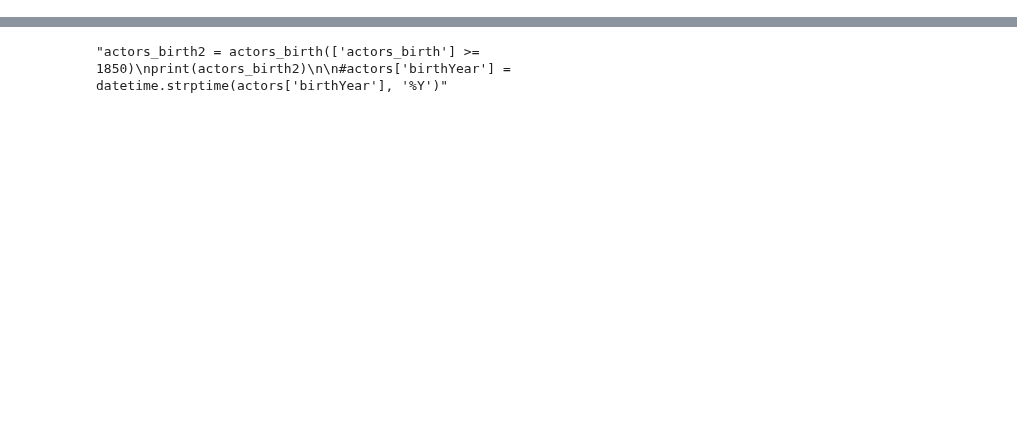
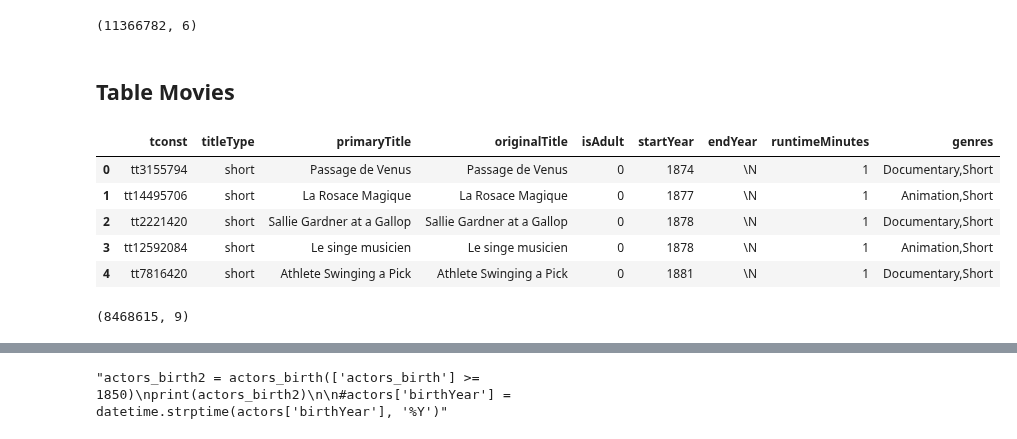
Before and after one commit to CathieLC/Wild_movie_project, a Jupyter notebook: Catherine/Catherine_mean_age_actors.ipynb, the cells around one changed output, grey strips where cells are left out. Saved outputs shown, nothing was run; the diff lists cells and outputs as text; code cells hidden in the pictures; blank space fills up the shorter version.

```diff
--- a/Catherine/Catherine_mean_age_actors.ipynb
+++ b/Catherine/Catherine_mean_age_actors.ipynb
@@ -31,0 +67,31 @@ actors.reset_index(inplace=True)
+# %%
+actors.shape
+# %% [output]
+(11366782, 6)
+# %% [markdown]
+## Table Movies
+# %%
+# appel de la table films (j'ai pris title basics qui contient l'année du film)
+
+movies = pd.read_csv('https://datasets.imdbws.com/title.basics.tsv.gz', sep = '\t', low_memory=False)
+movies.sort_values('startYear', inplace=True)
+# %%
+#reset index base movies
+movies.reset_index(inplace=True)
+
+#drop colonne index en double
+movies.drop('index',axis = 1, inplace=True)
+# %%
+# check si l'ordre est bien modifié et l'index modifié
+movies.head()
+# %% [output]
+|  | tconst | titleType | primaryTitle | originalTitle | isAdult | startYear | endYear | runtimeMinutes | genres |
+| 0 | tt3155794 | short | Passage de Venus | Passage de Venus | 0 | 1874 | \N | 1 | Documentary,Short |
+| 1 | tt14495706 | short | La Rosace Magique | La Rosace Magique | 0 | 1877 | \N | 1 | Animation,Short |
+| 2 | tt2221420 | short | Sallie Gardner at a Gallop | Sallie Gardner at a Gallop | 0 | 1878 | \N | 1 | Documentary,Short |
+| 3 | tt12592084 | short | Le singe musicien | Le singe musicien | 0 | 1878 | \N | 1 | Animation,Short |
+| 4 | tt7816420 | short | Athlete Swinging a Pick | Athlete Swinging a Pick | 0 | 1881 | \N | 1 | Documentary,Short |
+# %%
+movies.shape # table brute
+# %% [output]
+(8468615, 9)
```
Also changed, not shown: parts of 41 cells of this notebook, 3 other files.
